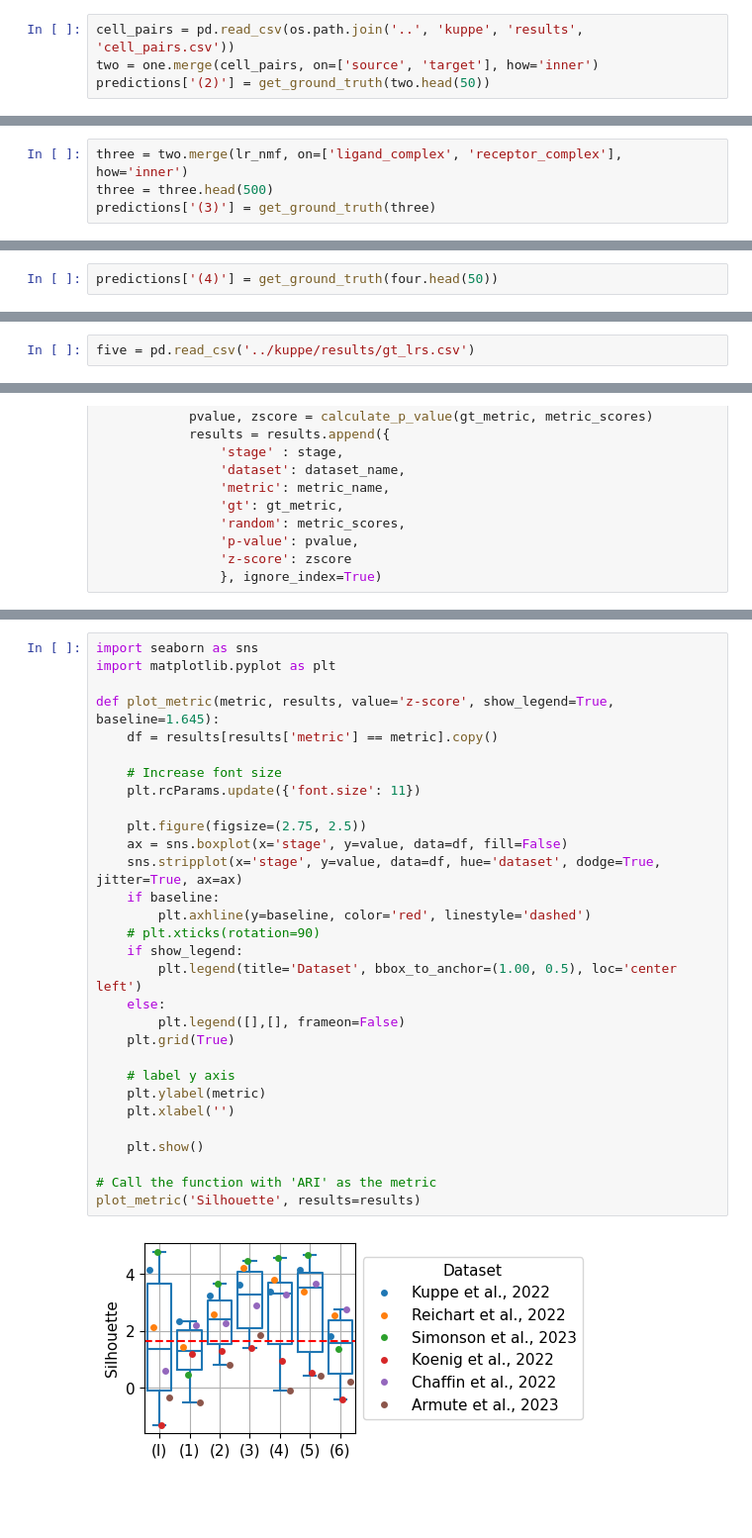
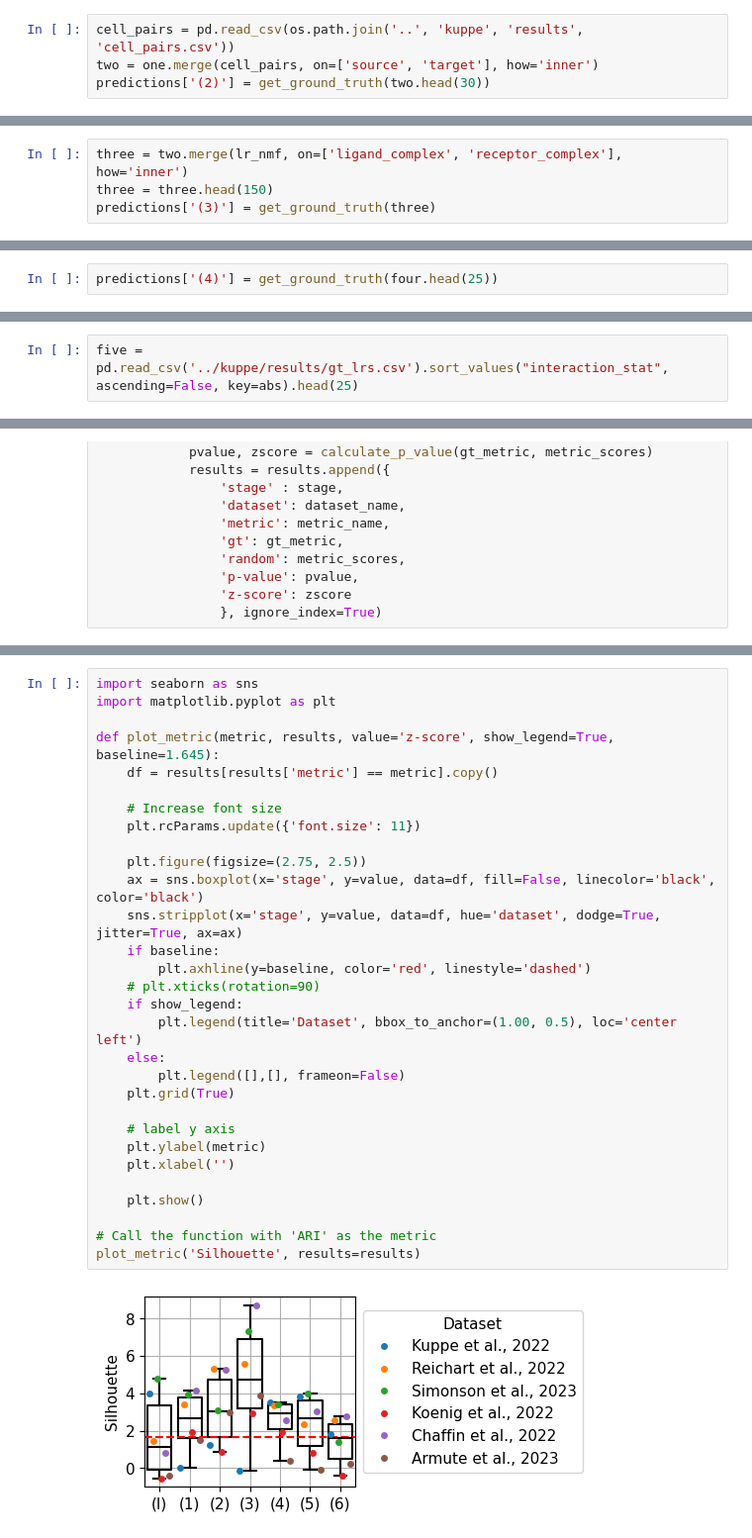
Before and after one commit to saezlab/lianaplus_manuscript, a Jupyter notebook: notebooks/reliability/prediction_reliability.ipynb, the cells around one changed output, grey strips where cells are left out. Shown at 99% size. Cells and saved outputs as stored; diff of their text form; blank space fills up the shorter version.

```diff
--- a/notebooks/reliability/prediction_reliability.ipynb
+++ b/notebooks/reliability/prediction_reliability.ipynb
@@ -63,7 +65,7 @@ predictions['(1)'] = gt
 # %%
 cell_pairs = pd.read_csv(os.path.join('..', 'kuppe', 'results', 'cell_pairs.csv'))
 two = one.merge(cell_pairs, on=['source', 'target'], how='inner')
-predictions['(2)'] = get_ground_truth(two.head(50))
+predictions['(2)'] = get_ground_truth(two.head(30))
 # %% [output]
 A value is trying to be set on a copy of a slice from a DataFrame.
 Try using .loc[row_indexer,col_indexer] = value instead
@@ -76,7 +78,7 @@ lr_nmf = pd.read_csv(os.path.join('..', 'kuppe', 'results', 'lr_pairs.csv'))
 lr_nmf = lr_nmf[lr_nmf['top1std']][['ligand', 'receptor']].rename(columns={'ligand': 'ligand_complex', 'receptor': 'receptor_complex'})
 # %%
 three = two.merge(lr_nmf, on=['ligand_complex', 'receptor_complex'], how='inner')
-three = three.head(500)
+three = three.head(150)
 predictions['(3)'] = get_ground_truth(three)
 # %% [output]
 A value is trying to be set on a copy of a slice from a DataFrame.
@@ -98,7 +100,7 @@ four = pd.read_csv('../kuppe/results/kuppe_mofa_loadings.csv')
 four = four.merge(ct, how='inner')
 four = four.sort_values("Factor1", ascending=False, key=abs)
 # %%
-predictions['(4)'] = get_ground_truth(four.head(50))
+predictions['(4)'] = get_ground_truth(four.head(25))
 # %% [output]
 A value is trying to be set on a copy of a slice from a DataFrame.
 Try using .loc[row_indexer,col_indexer] = value instead
@@ -107,7 +109,7 @@ See the caveats in the documentation: https://pandas.pydata.org/pandas-docs/stab
 # %% [markdown]
 (five)
 # %%
-five = pd.read_csv('../kuppe/results/gt_lrs.csv')
+five = pd.read_csv('../kuppe/results/gt_lrs.csv').sort_values("interaction_stat", ascending=False, key=abs).head(25)
 # %%
 predictions['(5)'] = get_ground_truth(five)
 # %% [output]
@@ -180,35 +216,35 @@ results.groupby('metric').mean()
 # %%
 import seaborn as sns
 import matplotlib.pyplot as plt
 
 def plot_metric(metric, results, value='z-score', show_legend=True, baseline=1.645):
     df = results[results['metric'] == metric].copy()
 
     # Increase font size
     plt.rcParams.update({'font.size': 11})
 
     plt.figure(figsize=(2.75, 2.5))
-    ax = sns.boxplot(x='stage', y=value, data=df, fill=False)
+    ax = sns.boxplot(x='stage', y=value, data=df, fill=False, linecolor='black', color='black')
     sns.stripplot(x='stage', y=value, data=df, hue='dataset', dodge=True, jitter=True, ax=ax)
     if baseline:
         plt.axhline(y=baseline, color='red', linestyle='dashed')
     # plt.xticks(rotation=90)
     if show_legend:
         plt.legend(title='Dataset', bbox_to_anchor=(1.00, 0.5), loc='center left')
     else:
         plt.legend([],[], frameon=False)
     plt.grid(True)
 
     # label y axis
     plt.ylabel(metric)
     plt.xlabel('')
 
     plt.show()
 
 # Call the function with 'ARI' as the metric
 plot_metric('Silhouette', results=results)
 # %% [output]
-[figure, old version]
+[figure, new version]
 # %%
 plot_metric('ARI', results=results, show_legend=False, value='gt', baseline=False)
 # %% [output]
```
Also changed, not shown: parts of 11 cells of this notebook.
